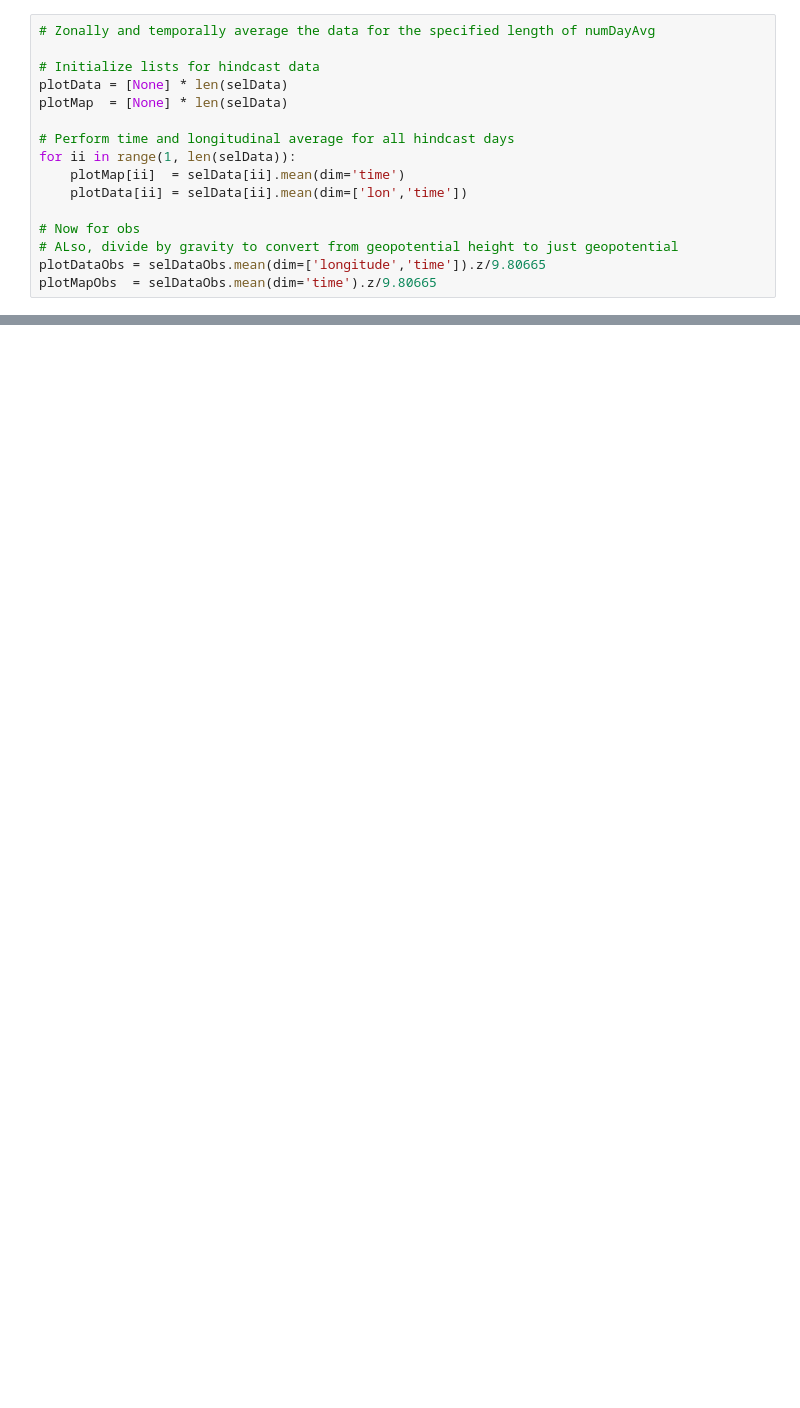
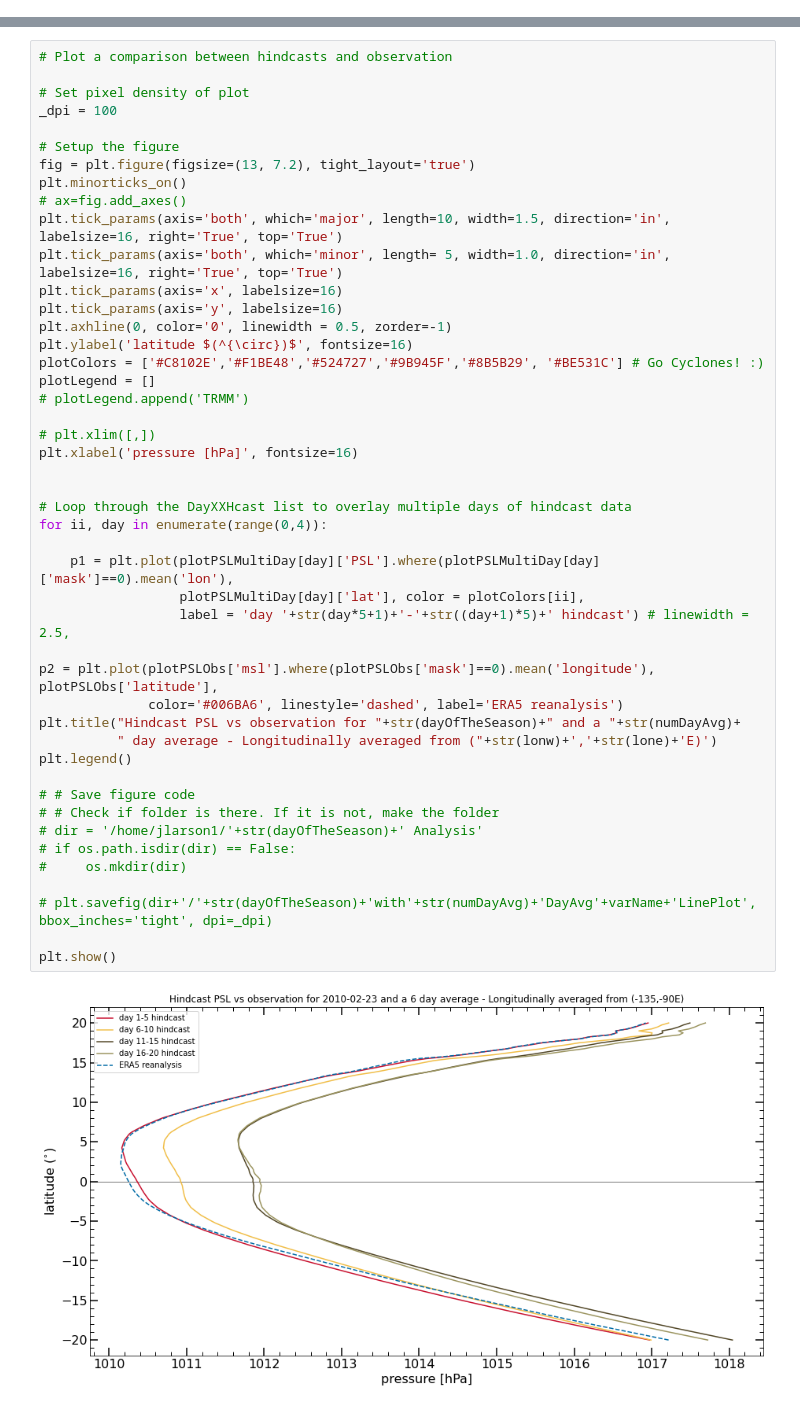
Before and after one commit to ITCZ-hindcasts/python-scripts, a Jupyter notebook: PGA.ipynb, the cells around one changed output, grey strips where cells are left out. Cells and saved outputs as stored; diff of their text form; blank space fills up the shorter version.

Commit message:
Final (probably) versions of scripts that can view various variables assosciated with hindcasts and observations

```diff
--- a/PGA.ipynb
+++ b/PGA.ipynb
@@ -150,16 +0,0 @@ selDataObs = dataImportObs.sel(time=slice(dayOfTheSeason, dayOfTheSeason+numDayA
-# %%
-# Zonally and temporally average the data for the specified length of numDayAvg
-
-# Initialize lists for hindcast data
-plotData = [None] * len(selData)
-plotMap  = [None] * len(selData)
-
-# Perform time and longitudinal average for all hindcast days
-for ii in range(1, len(selData)):
-    plotMap[ii]  = selData[ii].mean(dim='time')
-    plotData[ii] = selData[ii].mean(dim=['lon','time'])
-
-# Now for obs
-# ALso, divide by gravity to convert from geopotential height to just geopotential
-plotDataObs = selDataObs.mean(dim=['longitude','time']).z/9.80665
-plotMapObs  = selDataObs.mean(dim='time').z/9.80665
@@ -381,0 +212,48 @@ plt.show()
+# %%
+# Plot a comparison between hindcasts and observation
+
+# Set pixel density of plot
+_dpi = 100
+
+# Setup the figure
+fig = plt.figure(figsize=(13, 7.2), tight_layout='true')
+plt.minorticks_on()
+# ax=fig.add_axes()
+plt.tick_params(axis='both', which='major', length=10, width=1.5, direction='in', labelsize=16, right='True', top='True')
+plt.tick_params(axis='both', which='minor', length= 5, width=1.0, direction='in', labelsize=16, right='True', top='True')
+plt.tick_params(axis='x', labelsize=16)
+plt.tick_params(axis='y', labelsize=16)
+plt.axhline(0, color='0', linewidth = 0.5, zorder=-1)
+plt.ylabel('latitude $(^{\circ})$', fontsize=16)
+plotColors = ['#C8102E','#F1BE48','#524727','#9B945F','#8B5B29', '#BE531C'] # Go Cyclones! :)
+plotLegend = []
+# plotLegend.append('TRMM')
+
+# plt.xlim([,])
+plt.xlabel('pressure [hPa]', fontsize=16)
+
+
+# Loop through the DayXXHcast list to overlay multiple days of hindcast data
+for ii, day in enumerate(range(0,4)):
+
+    p1 = plt.plot(plotPSLMultiDay[day]['PSL'].where(plotPSLMultiDay[day]['mask']==0).mean('lon'),
+                  plotPSLMultiDay[day]['lat'], color = plotColors[ii],
+                  label = 'day '+str(day*5+1)+'-'+str((day+1)*5)+' hindcast') # linewidth = 2.5,
+
+p2 = plt.plot(plotPSLObs['msl'].where(plotPSLObs['mask']==0).mean('longitude'), plotPSLObs['latitude'],
+              color='#006BA6', linestyle='dashed', label='ERA5 reanalysis')
+plt.title("Hindcast PSL vs observation for "+str(dayOfTheSeason)+" and a "+str(numDayAvg)+
+          " day average - Longitudinally averaged from ("+str(lonw)+','+str(lone)+'E)')
+plt.legend()
+
+# # Save figure code
+# # Check if folder is there. If it is not, make the folder
+# dir = '/home/jlarson1/'+str(dayOfTheSeason)+' Analysis'
+# if os.path.isdir(dir) == False:
+#     os.mkdir(dir)
+
+# plt.savefig(dir+'/'+str(dayOfTheSeason)+'with'+str(numDayAvg)+'DayAvg'+varName+'LinePlot', bbox_inches='tight', dpi=_dpi)
+
+plt.show()
+# %% [output]
+[figure, added]
```
Also changed, not shown: parts of 39 cells of this notebook, 3 other files.
